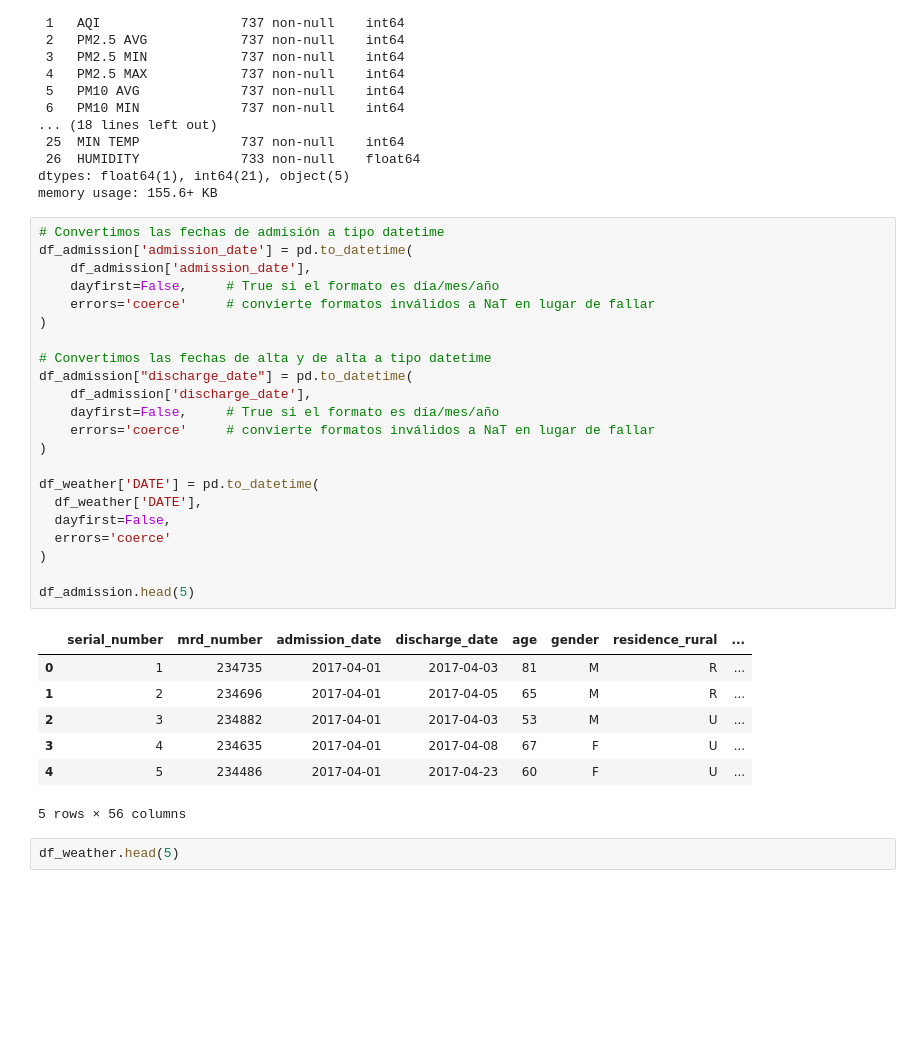
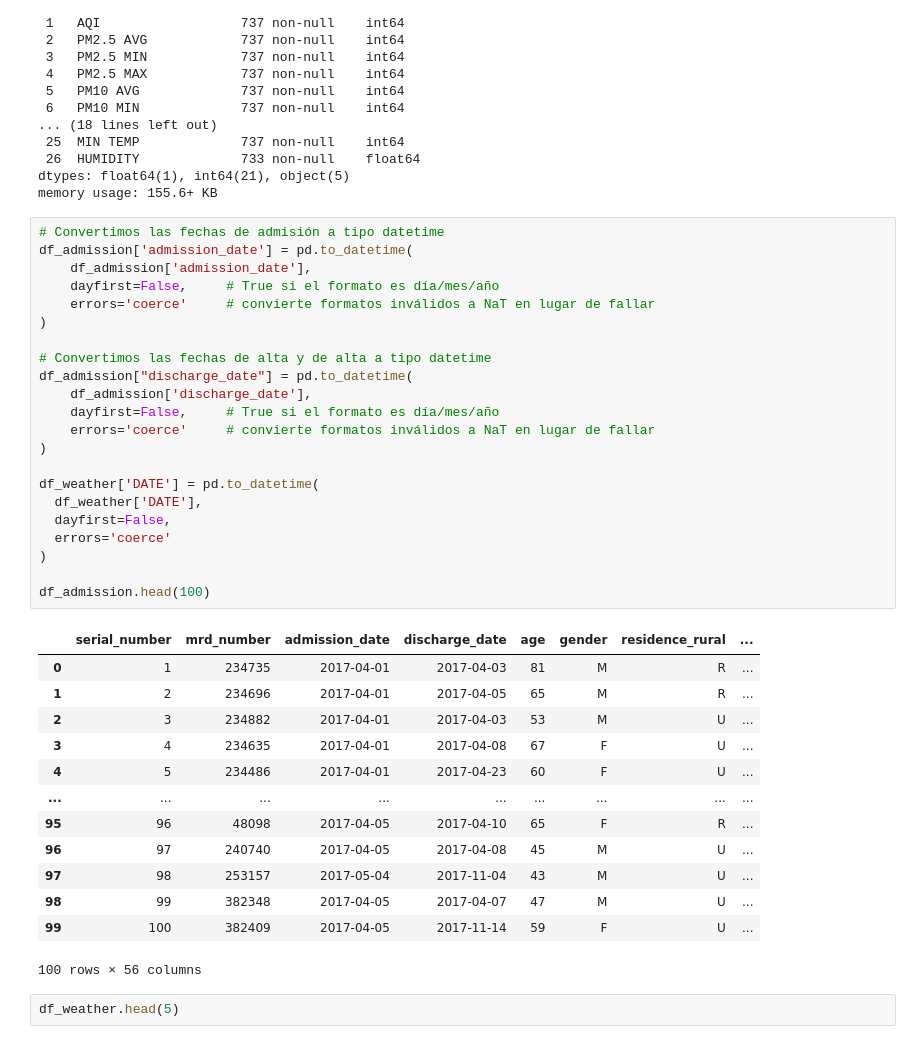
Before and after one commit to FaustoGabini/hospital-bed-prediction, a Jupyter notebook: 01_EDA_y_limpieza.ipynb, the cells around one changed output. Cells and saved outputs as stored; diff of their text form; blank space fills up the shorter version.

```diff
--- a/01_EDA_y_limpieza.ipynb
+++ b/01_EDA_y_limpieza.ipynb
@@ -119,33 +124,39 @@ memory usage: 155.6+ KB
 # %%
 # Convertimos las fechas de admisión a tipo datetime
 df_admission['admission_date'] = pd.to_datetime(
     df_admission['admission_date'],
     dayfirst=False,     # True si el formato es día/mes/año
     errors='coerce'     # convierte formatos inválidos a NaT en lugar de fallar
 )
 
 # Convertimos las fechas de alta y de alta a tipo datetime
 df_admission["discharge_date"] = pd.to_datetime(
     df_admission['discharge_date'],
     dayfirst=False,     # True si el formato es día/mes/año
     errors='coerce'     # convierte formatos inválidos a NaT en lugar de fallar
 )
 
 df_weather['DATE'] = pd.to_datetime(
   df_weather['DATE'],
   dayfirst=False,
   errors='coerce'
 )
 
-df_admission.head(5)
+df_admission.head(100)
 # %% [output]
 |  | serial_number | mrd_number | admission_date | discharge_date | age | gender | residence_rural | ... |
 | 0 | 1 | 234735 | 2017-04-01 | 2017-04-03 | 81 | M | R | ... |
 | 1 | 2 | 234696 | 2017-04-01 | 2017-04-05 | 65 | M | R | ... |
 | 2 | 3 | 234882 | 2017-04-01 | 2017-04-03 | 53 | M | U | ... |
 | 3 | 4 | 234635 | 2017-04-01 | 2017-04-08 | 67 | F | U | ... |
 | 4 | 5 | 234486 | 2017-04-01 | 2017-04-23 | 60 | F | U | ... |
+| ... | ... | ... | ... | ... | ... | ... | ... | ... |
+| 95 | 96 | 48098 | 2017-04-05 | 2017-04-10 | 65 | F | R | ... |
+| 96 | 97 | 240740 | 2017-04-05 | 2017-04-08 | 45 | M | U | ... |
+| 97 | 98 | 253157 | 2017-05-04 | 2017-11-04 | 43 | M | U | ... |
+| 98 | 99 | 382348 | 2017-04-05 | 2017-04-07 | 47 | M | U | ... |
+| 99 | 100 | 382409 | 2017-04-05 | 2017-11-14 | 59 | F | U | ... |
-5 rows × 56 columns
+100 rows × 56 columns
 # %%
 df_weather.head(5)
 # %% [output]
```
Also changed, not shown: parts of 11 cells of this notebook, 2 other files.
